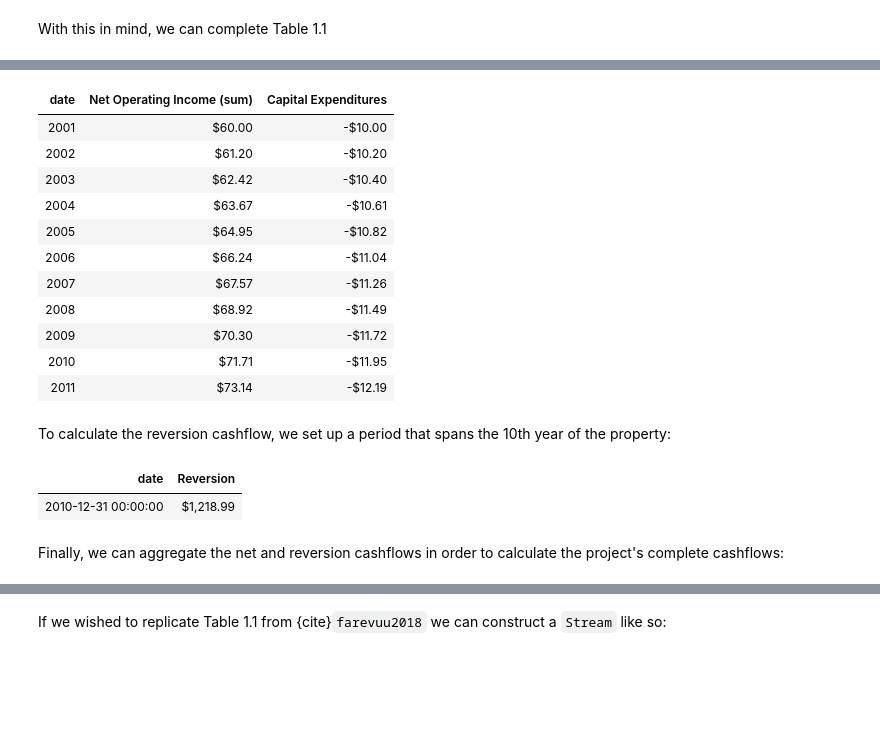
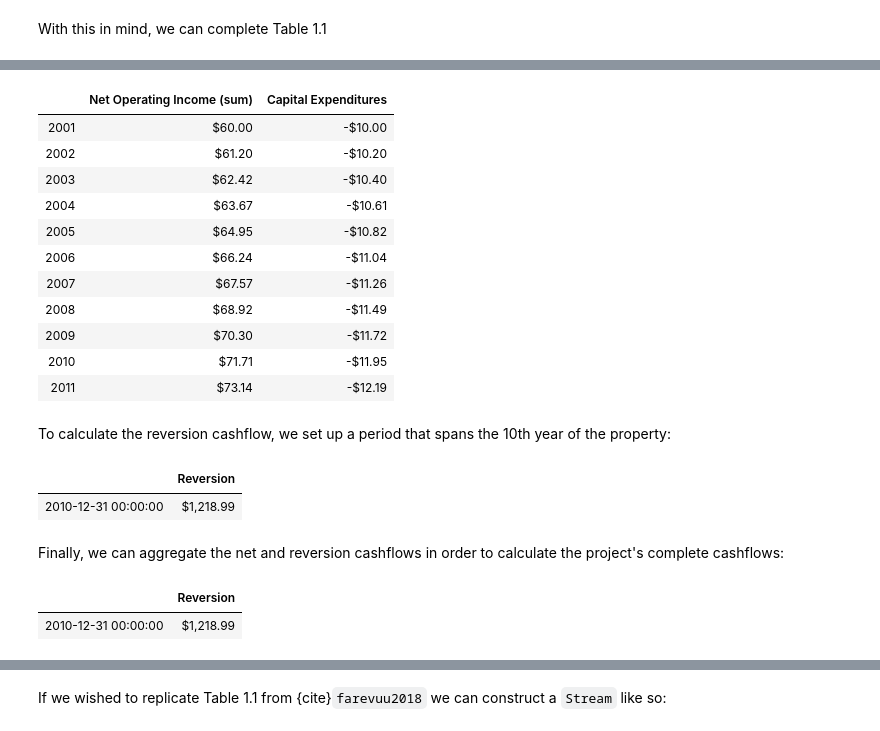
Before and after one commit to daniel-fink/rangekeeper, a Jupyter notebook: walkthrough/basic_dcf.ipynb, the cells around one changed output, grey strips where cells are left out. Cells and saved outputs as stored; diff of their text form; code cells hidden in the pictures; blank space fills up the shorter version.

```diff
--- a/walkthrough/basic_dcf.ipynb
+++ b/walkthrough/basic_dcf.ipynb
@@ -153,7 +150,7 @@ A `Span` is a pd.Interval of pd.Timestamps that bound its start and end dates.
 # Define a Span:
 start_date = pd.Timestamp('2001-01-01')
 num_periods = 11
-span = rk.span.Span.from_duration(
+span = rk.duration.Span.from_duration(
     name='Operation',
     date=start_date,
     duration=rk.duration.Type.YEAR,
@@ -292,7 +289,7 @@ opex_pgi_ratio = .35
 operating_expenses = rk.flux.Flow(
     name='Operating Expenses',
     movements=potential_gross_income.movements * opex_pgi_ratio,
-    units=currency.units).invert()
+    units=currency.units).negate()
 
 net_operating_income = rk.flux.Stream(
     name='Net Operating Income',
@@ -316,18 +313,18 @@ net_operating_income
 # %%
 capex_pgi_ratio = .1
 capital_expenditures = rk.flux.Flow(
     name='Capital Expenditures',
     movements=potential_gross_income.movements * capex_pgi_ratio,
-    units=currency.units).invert()
+    units=currency.units).negate()
 
 net_annual_cashflows = rk.flux.Stream(
     name='Net Annual Cashflows',
     flows=[net_operating_income.sum(), capital_expenditures],
     frequency=rk.duration.Type.YEAR)
 
 net_annual_cashflows
 # %% [output]
-| date | Net Operating Income (sum) | Capital Expenditures |
+|  | Net Operating Income (sum) | Capital Expenditures |
 | 2001 | $60.00 | -$10.00 |
 | 2002 | $61.20 | -$10.20 |
 | 2003 | $62.42 | -$10.40 |
@@ -343,7 +340,7 @@ net_annual_cashflows
 To calculate the reversion cashflow, we set up a period that spans the 10th year
 of the property:
 # %%
-reversion_span = rk.span.Span.from_duration(
+reversion_span = rk.duration.Span.from_duration(
     name='Reversion',
     date=start_date + pd.DateOffset(years=9),
     duration=rk.duration.Type.YEAR
@@ -359,8 +356,13 @@ reversion_flow = rk.flux.Flow.from_projection(
     units=currency.units)
 reversion_flow
 # %% [output]
-| date | Reversion |
+|  | Reversion |
 | 2010-12-31 00:00:00 | $1,218.99 |
 # %% [markdown]
 Finally, we can aggregate the net and reversion cashflows in order to calculate
 the project's complete cashflows:
+# %%
+reversion_flow
+# %% [output]
+|  | Reversion |
+| 2010-12-31 00:00:00 | $1,218.99 |
```
Also changed, not shown: parts of 10 cells of this notebook, 14 other files.
